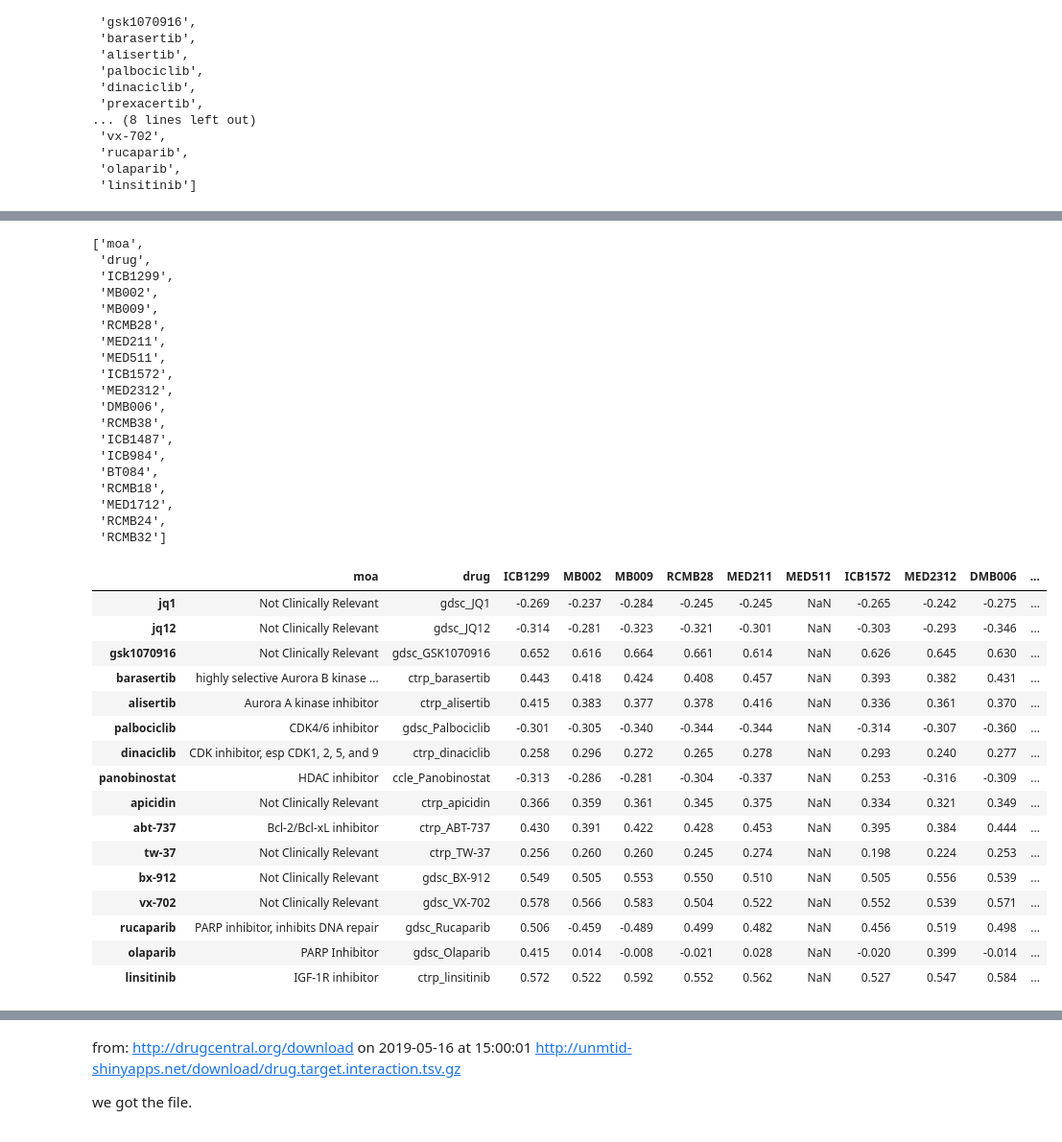
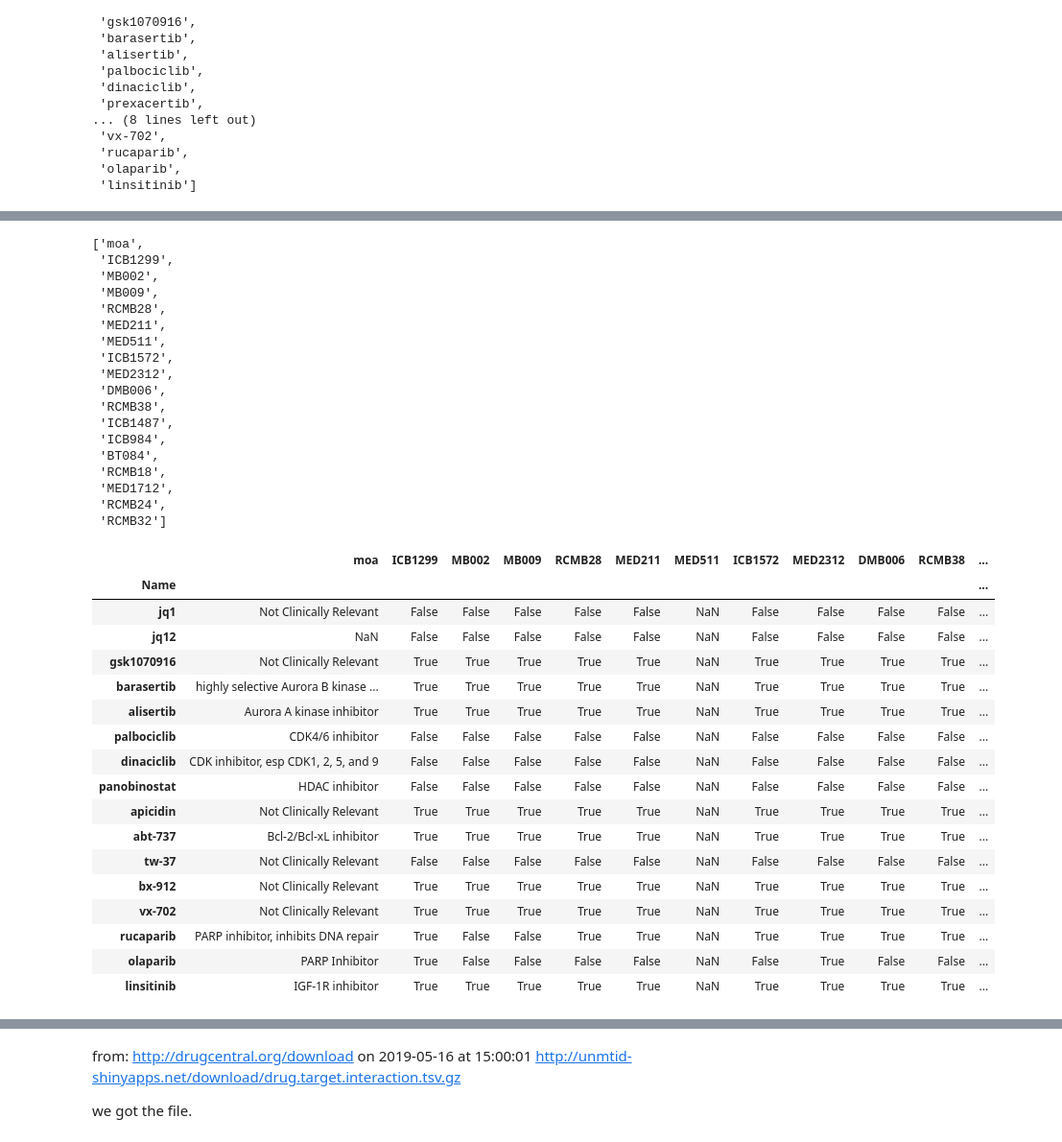
Before and after one commit to edjuaro/pdx-hts, a Jupyter notebook: Notebooks/step_5_combine_results.ipynb, the cells around one changed output, grey strips where cells are left out. Shown at 96% size. Cells and saved outputs as stored; diff of their text form; code cells hidden in the pictures.

```diff
--- a/Notebooks/step_5_combine_results.ipynb
+++ b/Notebooks/step_5_combine_results.ipynb
@@ -520,0 +593,5 @@ There are 24 drugs
+# %%
+exact_drugs = pd.DataFrame()
+for drug in lower_drugs:
+    exact_drugs = exact_drugs.append(hits_per_pdf[hits_per_pdf.index.str.contains(drug,case=False)])
+exact_drugs
@@ -520,0 +617,3 @@ There are 24 drugs
+# %%
+exact_drugs['moa'] = all_pdx['moa'].reindex(lower_drugs)
+exact_drugs
@@ -521,5 +640,5 @@ There are 24 drugs
 # %%
-exact_drugs = pd.DataFrame()
-for drug in lower_drugs:
-    exact_drugs = exact_drugs.append(all_pdx[all_pdx.index.str.contains(drug)])
-exact_drugs
+# exact_drugs = pd.DataFrame()
+# for drug in lower_drugs:
+#     exact_drugs = exact_drugs.append(all_pdx[all_pdx.index.str.contains(drug)])
+# exact_drugs
@@ -545,9 +645,8 @@ exact_drugs
 # %%
-subset_pdx = "moa\tdrug\tICB1299	MB002	MB009	RCMB28	MED211	MED511	ICB1572	MED2312	DMB006	RCMB38	ICB1487	ICB984	BT084	RCMB18	MED1712	RCMB24	RCMB32".split('\t')
+subset_pdx = "moa\tICB1299	MB002	MB009	RCMB28	MED211	MED511	ICB1572	MED2312	DMB006	RCMB38	ICB1487	ICB984	BT084	RCMB18	MED1712	RCMB24	RCMB32".split('\t')
 subset_pdx
 # %% [output]
 ['moa',
- 'drug',
  'ICB1299',
  'MB002',
  'MB009',
@@ -566,22 +665,24 @@ subset_pdx
  'RCMB24',
  'RCMB32']
 # %%
-exact_drugs.reindex(subset_pdx,axis=1)
+exact_drugs = exact_drugs.reindex(subset_pdx,axis=1)
+exact_drugs
 # %% [output]
-|  | moa | drug | ICB1299 | MB002 | MB009 | RCMB28 | MED211 | MED511 | ICB1572 | MED2312 | DMB006 | ... |
-| jq1 | Not Clinically Relevant | gdsc_JQ1 | -0.269 | -0.237 | -0.284 | -0.245 | -0.245 | NaN | -0.265 | -0.242 | -0.275 | ... |
-| jq12 | Not Clinically Relevant | gdsc_JQ12 | -0.314 | -0.281 | -0.323 | -0.321 | -0.301 | NaN | -0.303 | -0.293 | -0.346 | ... |
-| gsk1070916 | Not Clinically Relevant | gdsc_GSK1070916 | 0.652 | 0.616 | 0.664 | 0.661 | 0.614 | NaN | 0.626 | 0.645 | 0.630 | ... |
-| barasertib | highly selective Aurora B kinase ... | ctrp_barasertib | 0.443 | 0.418 | 0.424 | 0.408 | 0.457 | NaN | 0.393 | 0.382 | 0.431 | ... |
-| alisertib | Aurora A kinase inhibitor | ctrp_alisertib | 0.415 | 0.383 | 0.377 | 0.378 | 0.416 | NaN | 0.336 | 0.361 | 0.370 | ... |
-| palbociclib | CDK4/6 inhibitor | gdsc_Palbociclib | -0.301 | -0.305 | -0.340 | -0.344 | -0.344 | NaN | -0.314 | -0.307 | -0.360 | ... |
-| dinaciclib | CDK inhibitor, esp CDK1, 2, 5, and 9 | ctrp_dinaciclib | 0.258 | 0.296 | 0.272 | 0.265 | 0.278 | NaN | 0.293 | 0.240 | 0.277 | ... |
-| panobinostat | HDAC inhibitor | ccle_Panobinostat | -0.313 | -0.286 | -0.281 | -0.304 | -0.337 | NaN | 0.253 | -0.316 | -0.309 | ... |
-| apicidin | Not Clinically Relevant | ctrp_apicidin | 0.366 | 0.359 | 0.361 | 0.345 | 0.375 | NaN | 0.334 | 0.321 | 0.349 | ... |
-| abt-737 | Bcl-2/Bcl-xL inhibitor | ctrp_ABT-737 | 0.430 | 0.391 | 0.422 | 0.428 | 0.453 | NaN | 0.395 | 0.384 | 0.444 | ... |
-| tw-37 | Not Clinically Relevant | ctrp_TW-37 | 0.256 | 0.260 | 0.260 | 0.245 | 0.274 | NaN | 0.198 | 0.224 | 0.253 | ... |
-| bx-912 | Not Clinically Relevant | gdsc_BX-912 | 0.549 | 0.505 | 0.553 | 0.550 | 0.510 | NaN | 0.505 | 0.556 | 0.539 | ... |
-| vx-702 | Not Clinically Relevant | gdsc_VX-702 | 0.578 | 0.566 | 0.583 | 0.504 | 0.522 | NaN | 0.552 | 0.539 | 0.571 | ... |
-| rucaparib | PARP inhibitor, inhibits DNA repair | gdsc_Rucaparib | 0.506 | -0.459 | -0.489 | 0.499 | 0.482 | NaN | 0.456 | 0.519 | 0.498 | ... |
-| olaparib | PARP Inhibitor | gdsc_Olaparib | 0.415 | 0.014 | -0.008 | -0.021 | 0.028 | NaN | -0.020 | 0.399 | -0.014 | ... |
-| linsitinib | IGF-1R inhibitor | ctrp_linsitinib | 0.572 | 0.522 | 0.592 | 0.552 | 0.562 | NaN | 0.527 | 0.547 | 0.584 | ... |
+|  | moa | ICB1299 | MB002 | MB009 | RCMB28 | MED211 | MED511 | ICB1572 | MED2312 | DMB006 | RCMB38 | ... |
+| Name |  |  |  |  |  |  |  |  |  |  |  | ... |
+| jq1 | Not Clinically Relevant | False | False | False | False | False | NaN | False | False | False | False | ... |
+| jq12 | NaN | False | False | False | False | False | NaN | False | False | False | False | ... |
+| gsk1070916 | Not Clinically Relevant | True | True | True | True | True | NaN | True | True | True | True | ... |
+| barasertib | highly selective Aurora B kinase ... | True | True | True | True | True | NaN | True | True | True | True | ... |
+| alisertib | Aurora A kinase inhibitor | True | True | True | True | True | NaN | True | True | True | True | ... |
+| palbociclib | CDK4/6 inhibitor | False | False | False | False | False | NaN | False | False | False | False | ... |
+| dinaciclib | CDK inhibitor, esp CDK1, 2, 5, and 9 | False | False | False | False | False | NaN | False | False | False | False | ... |
+| panobinostat | HDAC inhibitor | False | False | False | False | False | NaN | False | False | False | False | ... |
+| apicidin | Not Clinically Relevant | True | True | True | True | True | NaN | True | True | True | True | ... |
+| abt-737 | Bcl-2/Bcl-xL inhibitor | True | True | True | True | True | NaN | True | True | True | True | ... |
+| tw-37 | Not Clinically Relevant | False | False | False | False | False | NaN | False | False | False | False | ... |
+| bx-912 | Not Clinically Relevant | True | True | True | True | True | NaN | True | True | True | True | ... |
+| vx-702 | Not Clinically Relevant | True | True | True | True | True | NaN | True | True | True | True | ... |
+| rucaparib | PARP inhibitor, inhibits DNA repair | True | False | False | True | True | NaN | True | True | True | True | ... |
+| olaparib | PARP Inhibitor | True | False | False | False | False | NaN | False | True | False | False | ... |
+| linsitinib | IGF-1R inhibitor | True | True | True | True | True | NaN | True | True | True | True | ... |
```
Also changed, not shown: parts of 42 cells of this notebook, 9 other files.
